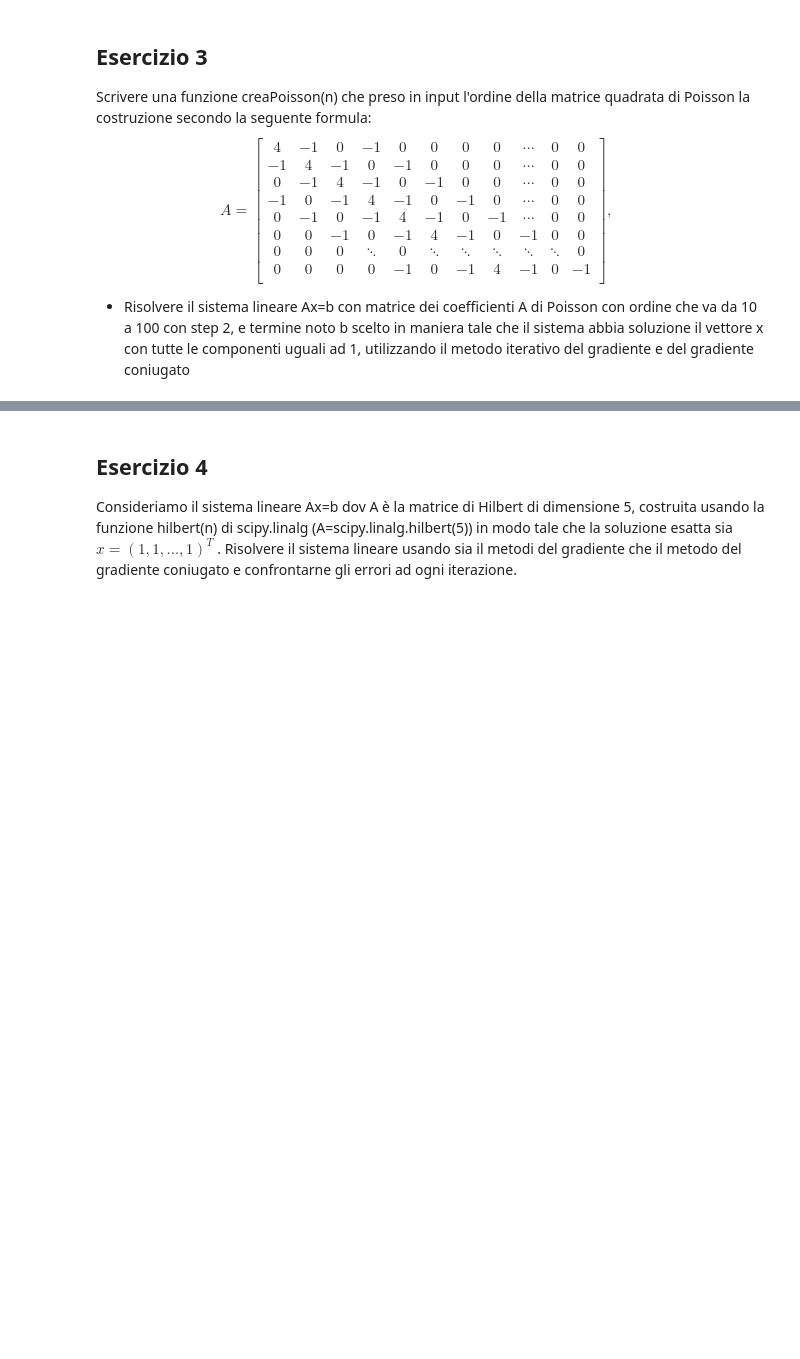
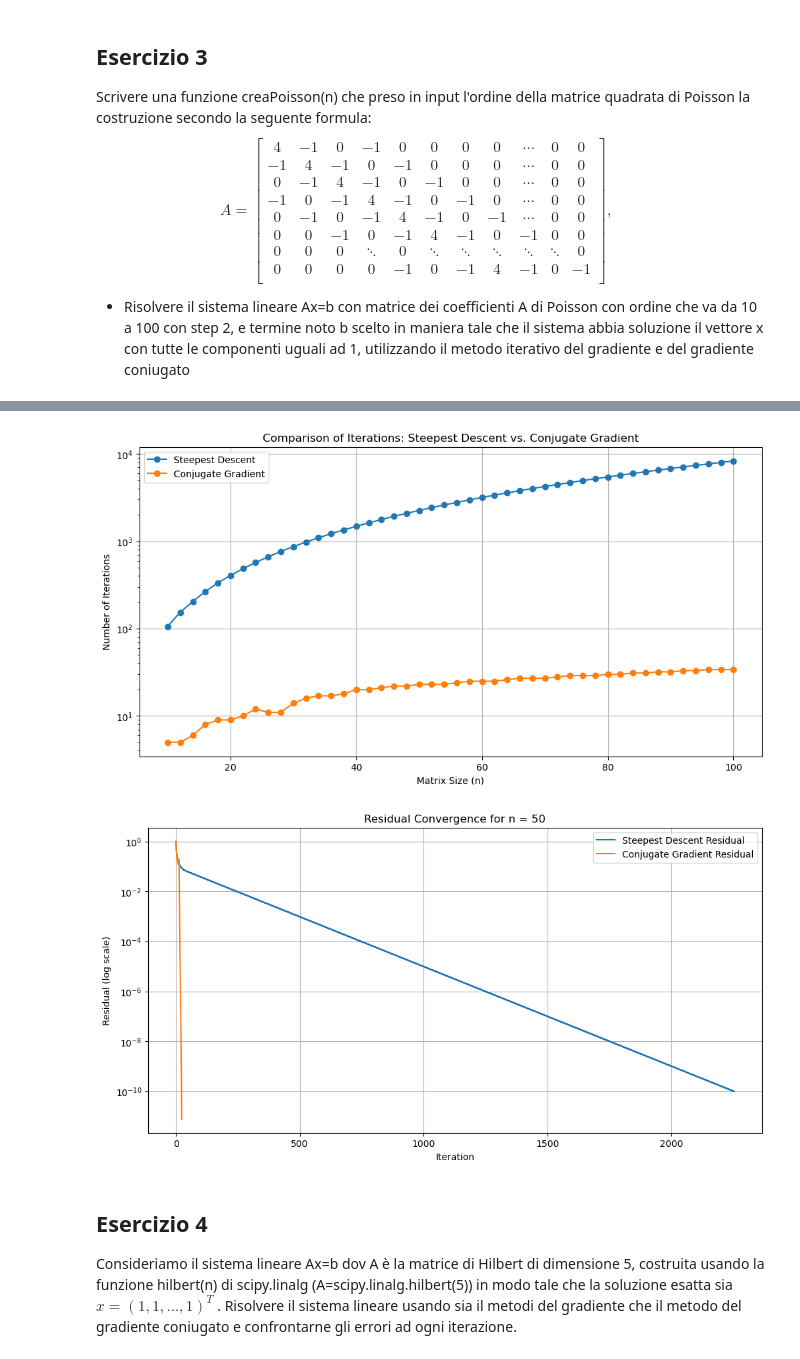
Before and after one commit to alevu3344/EsercitazioniMetodiNumerici, a Jupyter notebook: Lezione_9/Ese9_NEW.ipynb, the cells around one changed output, grey strips where cells are left out. Saved outputs shown, nothing was run; the diff lists cells and outputs as text; code cells hidden in the pictures; blank space fills up the shorter version.

```diff
--- a/Lezione_9/Esercitazione_9_Soluzioni.ipynb
+++ b/Lezione_9/Ese9_NEW.ipynb
@@ -309,9 +198,0 @@ def creaPoisson(n):
-# %%
-n=10
-A=creaPoisson(n)
-print("Condizionameto di A", np.linalg.cond(A))
-b=np.sum(A,axis=1).reshape(n,1)
-toll=1e-8
-it_max=10000
-n=A.shape[0]
-x0=np.zeros_like(b)
@@ -336,3 +199,72 @@ Condizionamento di A 11.917666569787292
+# %%
+def creaPoisson(n):
+    mainDiag = np.diag(4*np.ones(n), 0)
+    secondDiagDown = np.diag(-np.ones(n-1), -1)
+    secondDiagUp = np.diag(-np.ones(n-1), 1)
+    thirdDiagDown = np.diag(-np.ones(n-3), -3)
+    thirdDiagUp = np.diag(-np.ones(n-3), 3)
+    return np.zeros((n,n))+ mainDiag + secondDiagDown + secondDiagUp + thirdDiagDown + thirdDiagUp
+# %%
+indCond = []
+steepest_iterations = []
+conjugate_iterations = []
+n_values = range(10,101, 2)
+
+for n in n_values:
+    P = creaPoisson(n)
+    b = np.sum(P,1).reshape(n,1)
+    x0 = np.zeros_like(b)
+    itmax = 10000
+    x_steep,res_vec_steep,sol_vec_steep,num_it_steep = sf.steepestdescent(P,b,x0,itmax,tol)
+    steepest_iterations.append(num_it_steep)
+
+    x_conj,res_vec_conj,sol_vec_conj,num_it_conj = sf.conjugate_gradient(P,b,x0,itmax,tol)
+    conjugate_iterations.append(num_it_conj)
+
+
+
+# Step 3: Plotting the results
+
+plt.figure(figsize=(12, 6))
+
+# Plot the number of iterations required for each method
+plt.semilogy(n_values, steepest_iterations, label='Steepest Descent', marker='o')
+plt.semilogy(n_values, conjugate_iterations, label='Conjugate Gradient', marker='o')
+
+plt.xlabel('Matrix Size (n)')
+plt.ylabel('Number of Iterations')
+plt.title('Comparison of Iterations: Steepest Descent vs. Conjugate Gradient')
+plt.legend()
+plt.grid(True)
+
+plt.show()
+
+# Plot residuals for a specific matrix size (e.g., n=50)
+n = 50
+P = creaPoisson(n)
+b = np.sum(P, axis=1).reshape(n, 1)
+x0 = np.zeros_like(b)
+itmax = 10000
+
+x_steep, res_vec_steep, sol_vec_steep, num_it_steep = sf.steepestdescent(P, b, x0, itmax, tol)
+x_conj, res_vec_conj, sol_vec_conj, num_it_conj = sf.conjugate_gradient(P, b, x0, itmax, tol)
+
+plt.figure(figsize=(12, 6))
+
+# Residual plots
+plt.semilogy(range(len(res_vec_steep)), res_vec_steep, label='Steepest Descent Residual')
+plt.semilogy(range(len(res_vec_conj)), res_vec_conj, label='Conjugate Gradient Residual')
+
+plt.xlabel('Iteration')
+plt.ylabel('Residual (log scale)')
+plt.title('Residual Convergence for n = 50')
+plt.legend()
+plt.grid(True)
+
+plt.show()
+# %% [output]
+[figure, added]
+[figure, added]
 # %% [markdown]
 ## Esercizio 4
 Consideriamo il sistema lineare Ax=b  dov A è  la matrice di Hilbert di dimensione 5, costruita usando la funzione hilbert(n) di scipy.linalg (A=scipy.linalg.hilbert(5)) in modo tale che la soluzione esatta sia $x = (1, 1, . . . , 1)^T$ .
```
Also changed, not shown: parts of 30 cells of this notebook, 14 other files.
